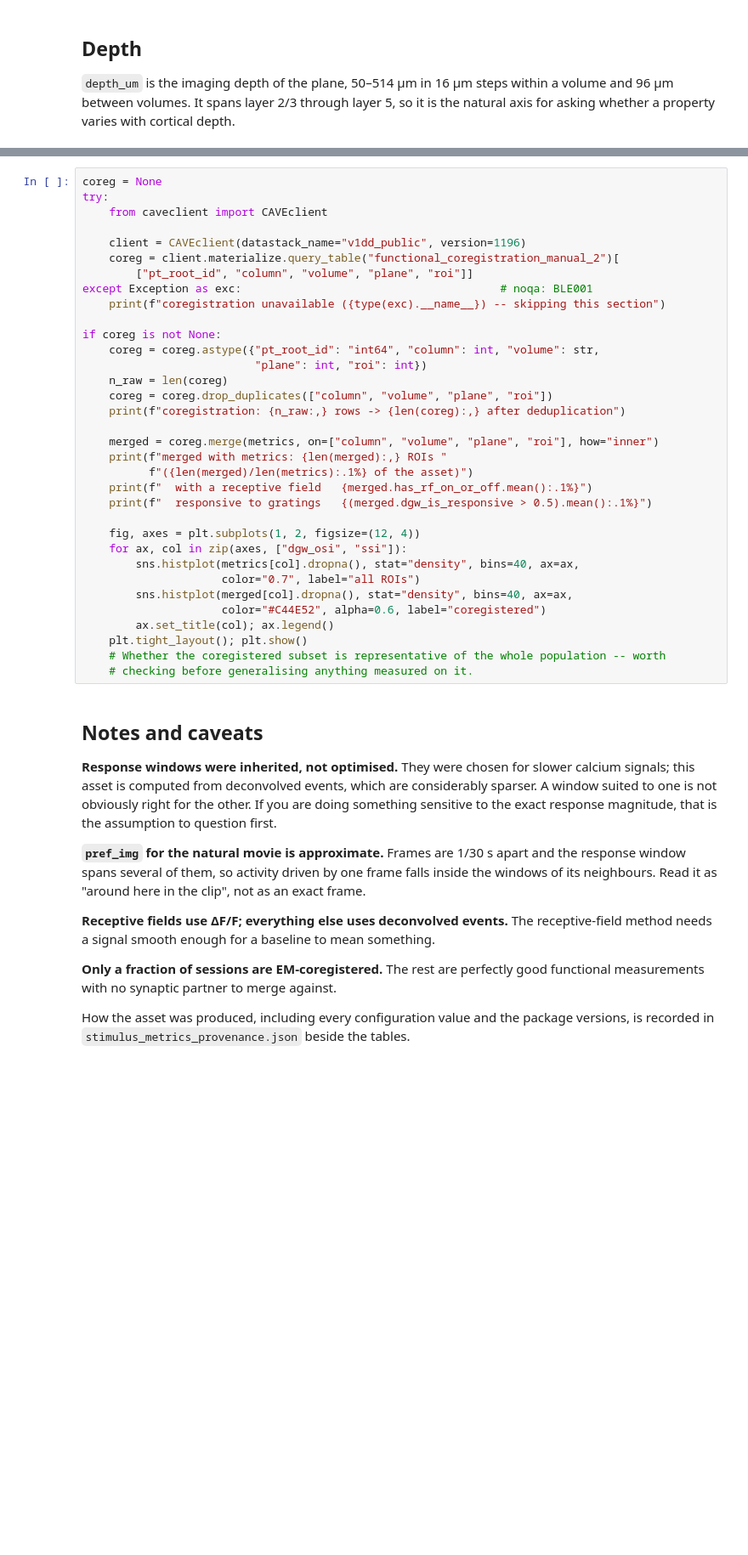
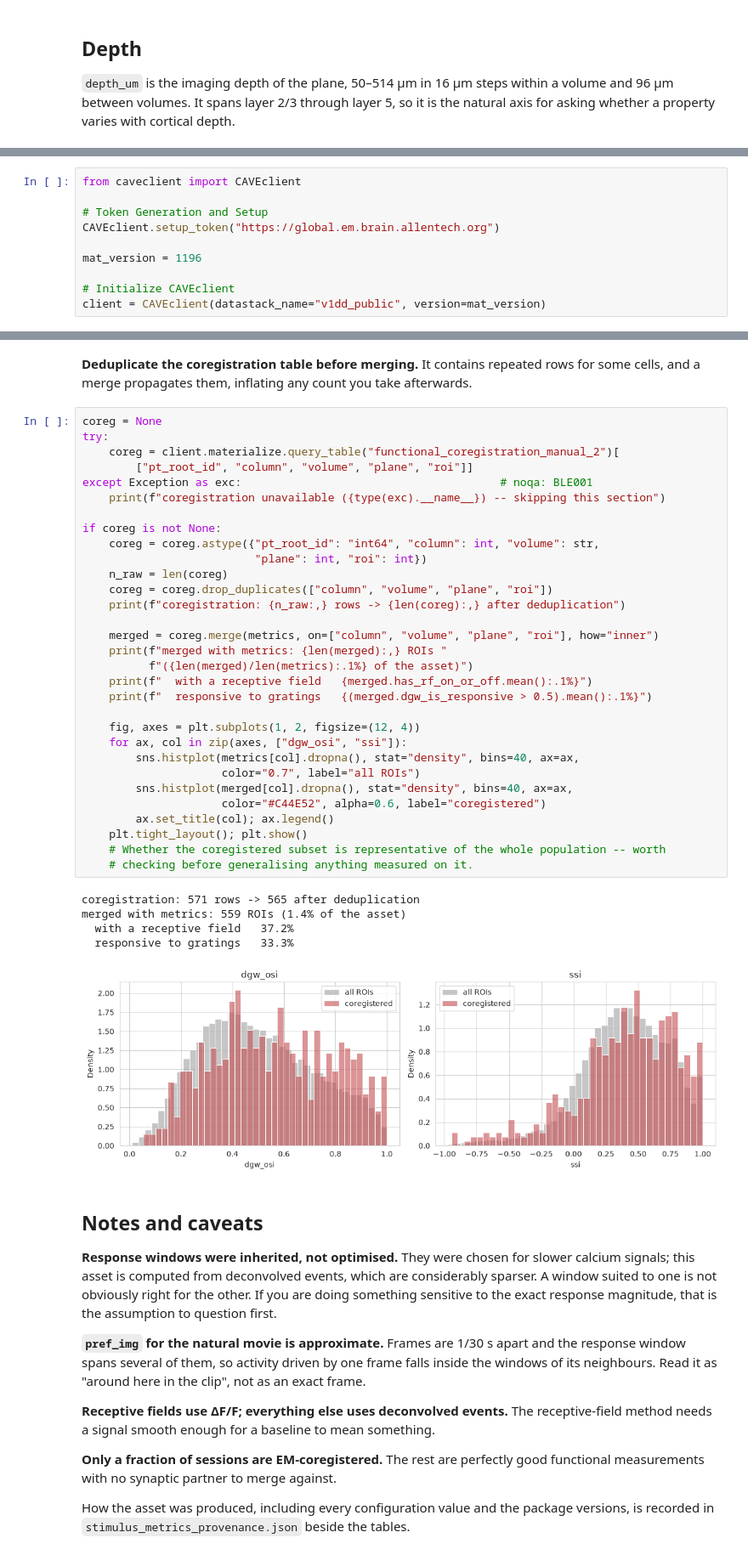
Before and after one commit to bpdanskin/SWDB_2026_Connectomics-functional-metrics, a Jupyter notebook: code/supplement/V1DD Stimulus Metrics - Access.ipynb, the cells around one changed output, grey strips where cells are left out. Shown at 85% size. Saved outputs shown, nothing was run; the diff lists cells and outputs as text; blank space fills up the shorter version.

Commit message:
ran access notebook on completed asset

```diff
--- a/code/supplement/V1DD Stimulus Metrics - Access.ipynb
+++ b/code/supplement/V1DD Stimulus Metrics - Access.ipynb
@@ -388,0 +446,10 @@ some cells, and a merge propagates them, inflating any count you take afterwards
+# %%
+from caveclient import CAVEclient
+
+# Token Generation and Setup
+CAVEclient.setup_token("https://global.em.brain.allentech.org")
+
+mat_version = 1196
+
+# Initialize CAVEclient
+client = CAVEclient(datastack_name="v1dd_public", version=mat_version)
@@ -389,37 +463,43 @@ some cells, and a merge propagates them, inflating any count you take afterwards
+# %% [markdown]
+**Deduplicate the coregistration table before merging.** It contains repeated rows for
+some cells, and a merge propagates them, inflating any count you take afterwards.
 # %%
 coreg = None
 try:
-    from caveclient import CAVEclient
-
-    client = CAVEclient(datastack_name="v1dd_public", version=1196)
     coreg = client.materialize.query_table("functional_coregistration_manual_2")[
         ["pt_root_id", "column", "volume", "plane", "roi"]]
 except Exception as exc:                                       # noqa: BLE001
     print(f"coregistration unavailable ({type(exc).__name__}) -- skipping this section")
 
 if coreg is not None:
     coreg = coreg.astype({"pt_root_id": "int64", "column": int, "volume": str,
                           "plane": int, "roi": int})
     n_raw = len(coreg)
     coreg = coreg.drop_duplicates(["column", "volume", "plane", "roi"])
     print(f"coregistration: {n_raw:,} rows -> {len(coreg):,} after deduplication")
 
     merged = coreg.merge(metrics, on=["column", "volume", "plane", "roi"], how="inner")
     print(f"merged with metrics: {len(merged):,} ROIs "
           f"({len(merged)/len(metrics):.1%} of the asset)")
     print(f"  with a receptive field   {merged.has_rf_on_or_off.mean():.1%}")
     print(f"  responsive to gratings   {(merged.dgw_is_responsive > 0.5).mean():.1%}")
 
     fig, axes = plt.subplots(1, 2, figsize=(12, 4))
     for ax, col in zip(axes, ["dgw_osi", "ssi"]):
         sns.histplot(metrics[col].dropna(), stat="density", bins=40, ax=ax,
                      color="0.7", label="all ROIs")
         sns.histplot(merged[col].dropna(), stat="density", bins=40, ax=ax,
                      color="#C44E52", alpha=0.6, label="coregistered")
         ax.set_title(col); ax.legend()
     plt.tight_layout(); plt.show()
     # Whether the coregistered subset is representative of the whole population -- worth
     # checking before generalising anything measured on it.
+# %% [output]
+coregistration: 571 rows -> 565 after deduplication
+merged with metrics: 559 ROIs (1.4% of the asset)
+  with a receptive field   37.2%
+  responsive to gratings   33.3%
+[figure, added]
 # %% [markdown]
 ## Notes and caveats
 
```
Also changed, not shown: parts of 10 cells of this notebook.
